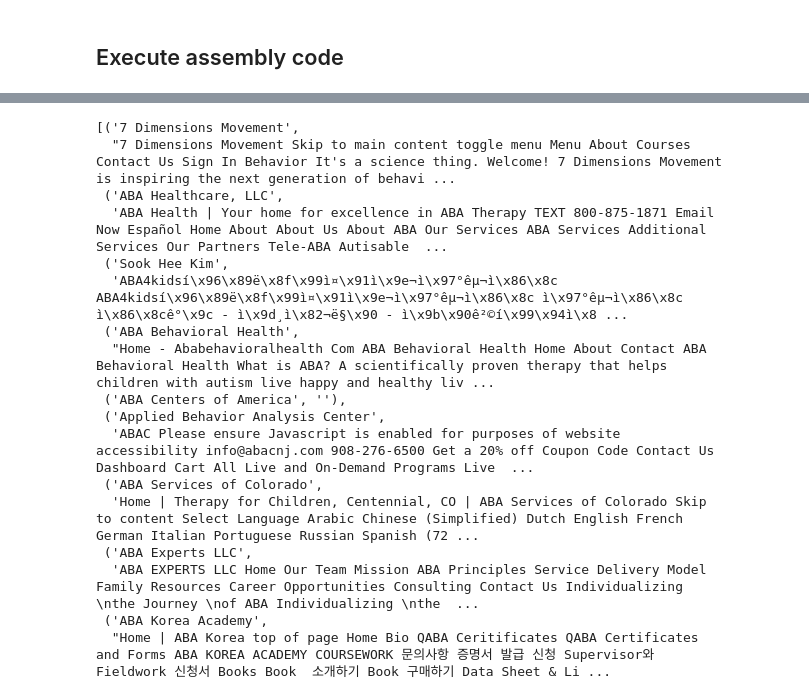
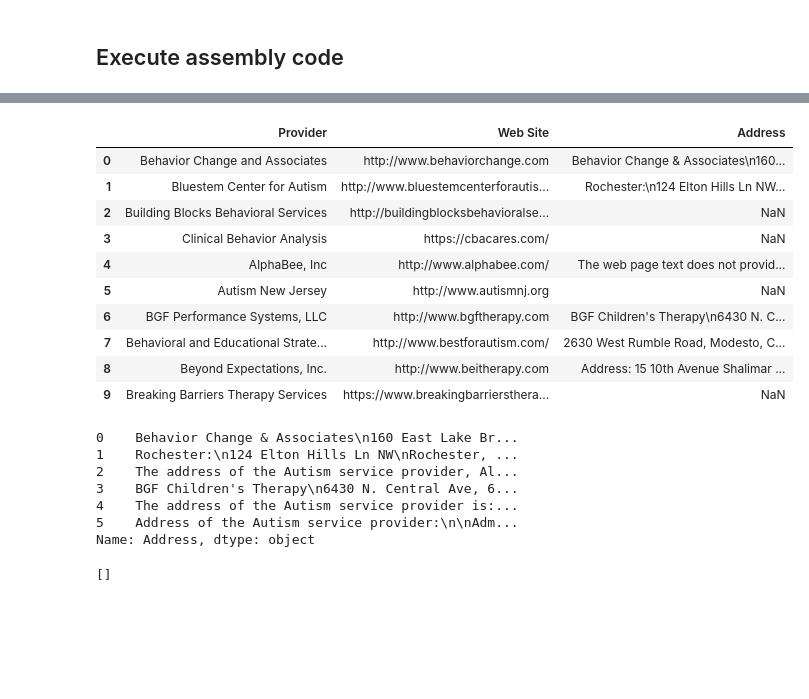
Before and after one commit to gladcolor/LLM-Geo, a Jupyter notebook: LLM_Geo_API4.ipynb, the cells around one changed output, grey strips where cells are left out. Saved outputs shown, nothing was run; the diff lists cells and outputs as text; code cells hidden in the pictures; blank space fills up the shorter version.

```diff
--- a/LLM_Geo_API4.ipynb
+++ b/LLM_Geo_API4.ipynb
@@ -327,20 +305,28 @@ ace_providers_df
-# %%
-web_texts
-# %% [output]
-[('7 Dimensions Movement',
-  "7 Dimensions Movement Skip to main content toggle menu Menu About Courses Contact Us Sign In Behavior It's a science thing. Welcome! 7 Dimensions Movement is inspiring the next generation of behavi ...
- ('ABA Healthcare, LLC',
-  'ABA Health | Your home for excellence in ABA Therapy TEXT 800-875-1871 Email Now Español Home About About Us About ABA Our Services ABA Services Additional Services Our Partners Tele-ABA Autisable  ...
- ('Sook Hee Kim',
-  'ABA4kidsí\x96\x89ë\x8f\x99ì¤\x91ì\x9e¬ì\x97°êµ¬ì\x86\x8c ABA4kidsí\x96\x89ë\x8f\x99ì¤\x91ì\x9e¬ì\x97°êµ¬ì\x86\x8c ì\x97°êµ¬ì\x86\x8c ì\x86\x8cê°\x9c - ì\x9d¸ì\x82¬ë§\x90 - ì\x9b\x90ê²©í\x99\x94ì\x8 ...
- ('ABA Behavioral Health',
-  "Home - Ababehavioralhealth Com ABA Behavioral Health Home About Contact ABA Behavioral Health What is ABA? A scientifically proven therapy that helps children with autism live happy and healthy liv ...
- ('ABA Centers of America', ''),
- ('Applied Behavior Analysis Center',
-  'ABAC Please ensure Javascript is enabled for purposes of website accessibility info@abacnj.com 908-276-6500 Get a 20% off Coupon Code Contact Us Dashboard Cart All Live and On-Demand Programs Live  ...
- ('ABA Services of Colorado',
-  'Home | Therapy for Children, Centennial, CO | ABA Services of Colorado Skip to content Select Language Arabic Chinese (Simplified) Dutch English French German Italian Portuguese Russian Spanish (72 ...
- ('ABA Experts LLC',
-  'ABA EXPERTS LLC Home Our Team Mission ABA Principles Service Delivery Model Family Resources Career Opportunities Consulting Contact Us Individualizing \nthe Journey \nof ABA Individualizing \nthe  ...
- ('ABA Korea Academy',
-  "Home | ABA Korea top of page Home Bio QABA Ceritificates QABA Certificates and Forms ABA KOREA ACADEMY COURSEWORK 문의사항 증명서 발급 신청 Supervisor와 Fieldwork 신청서 Books Book  소개하기 Book 구매하기 Data Sheet & Li ...
+# %%
+combined_data
+# %% [output]
+|  | Provider | Web Site | Address |
+| 0 | Behavior Change and Associates | http://www.behaviorchange.com | Behavior Change & Associates\n160... |
+| 1 | Bluestem Center for Autism | http://www.bluestemcenterforautis... | Rochester:\n124 Elton Hills Ln NW... |
+| 2 | Building Blocks Behavioral Services | http://buildingblocksbehavioralse... | NaN |
+| 3 | Clinical Behavior Analysis | https://cbacares.com/ | NaN |
+| 4 | AlphaBee, Inc | http://www.alphabee.com/ | The web page text does not provid... |
+| 5 | Autism New Jersey | http://www.autismnj.org | NaN |
+| 6 | BGF Performance Systems, LLC | http://www.bgftherapy.com | BGF Children's Therapy\n6430 N. C... |
+| 7 | Behavioral and Educational Strate... | http://www.bestforautism.com/ | 2630 West Rumble Road, Modesto, C... |
+| 8 | Beyond Expectations, Inc. | http://www.beitherapy.com | Address: 15 10th Avenue Shalimar ... |
+| 9 | Breaking Barriers Therapy Services | https://www.breakingbarriersthera... | NaN |
+# %%
+print(provider_addresses['Address'])
+# %% [output]
+0    Behavior Change & Associates\n160 East Lake Br...
+1    Rochester:\n124 Elton Hills Ln NW\nRochester, ...
+2    The address of the Autism service provider, Al...
+3    BGF Children's Therapy\n6430 N. Central Ave, 6...
+4    The address of the Autism service provider is:...
+5    Address of the Autism service provider:\n\nAdm...
+Name: Address, dtype: object
+# %%
+address_components
+# %% [output]
+[]
```
Also changed, not shown: parts of 11 cells of this notebook, 3 other files.
